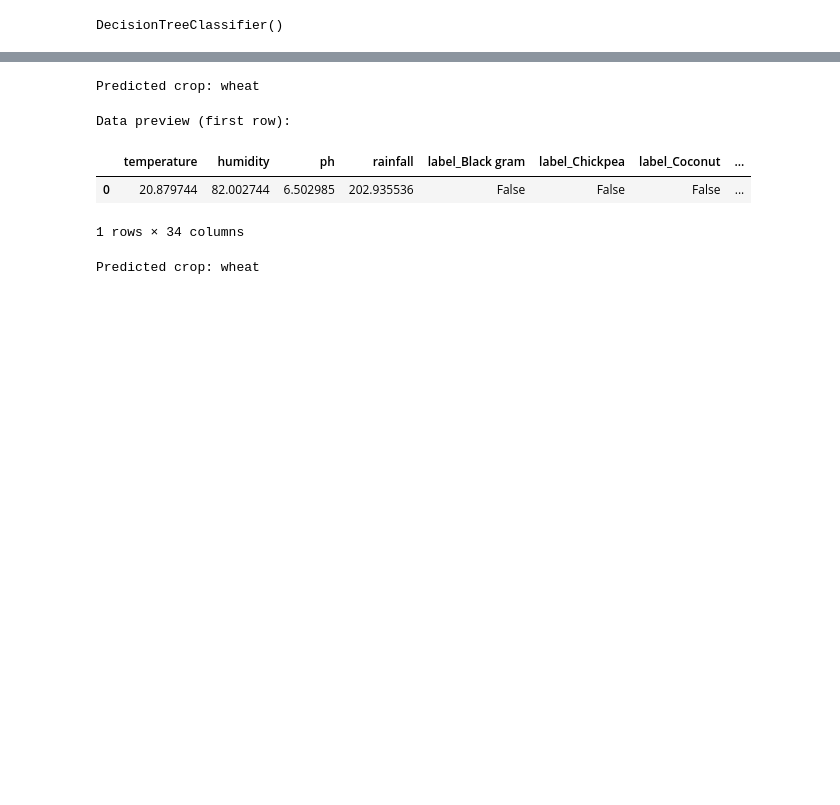
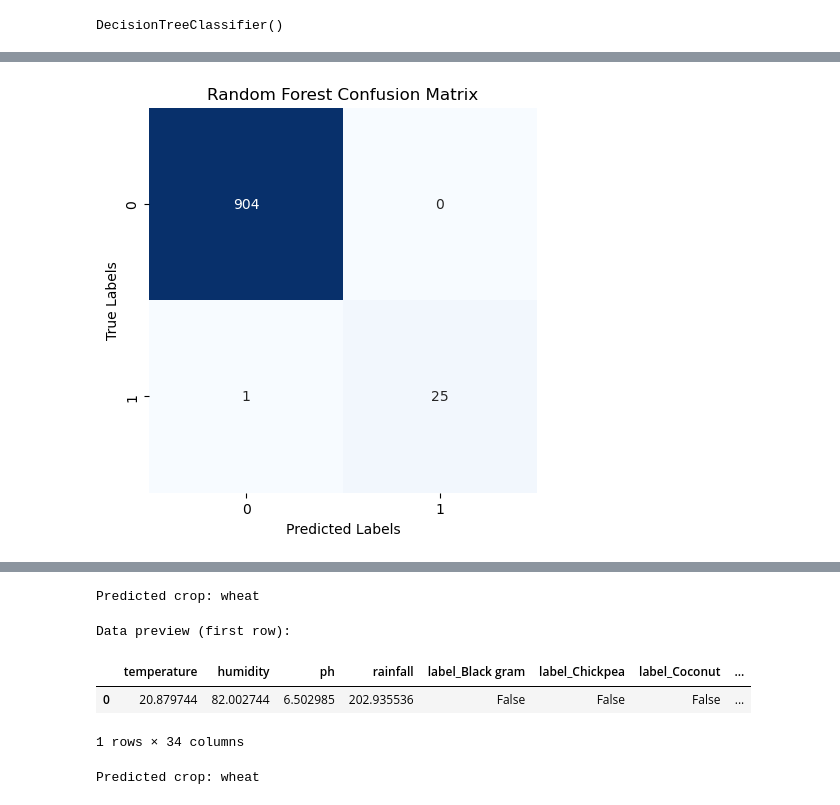
Before and after one commit to siddhant-rajhans/ML_crop-prediction, a Jupyter notebook: cp_simplified.ipynb, the cells around one changed output, grey strips where cells are left out. Drawn from its saved outputs; the diff is of its cells as text; code cells hidden in the pictures; blank space fills up the shorter version.

```diff
--- a/cp_simplified.ipynb
+++ b/cp_simplified.ipynb
@@ -117,3 +195,7 @@ DecisionTreeClassifier()
+# %%
+plot_confusion_matrix(rf_cm, "Random Forest Confusion Matrix")
+# %% [output]
+[figure, added]
 # %%
 # Evaluate model accuracy on unseen data
 accuracy = accuracy_score(y_test, model.predict(X_test)) * 100
```
Also changed, not shown: parts of 10 cells of this notebook, 9 other files.
